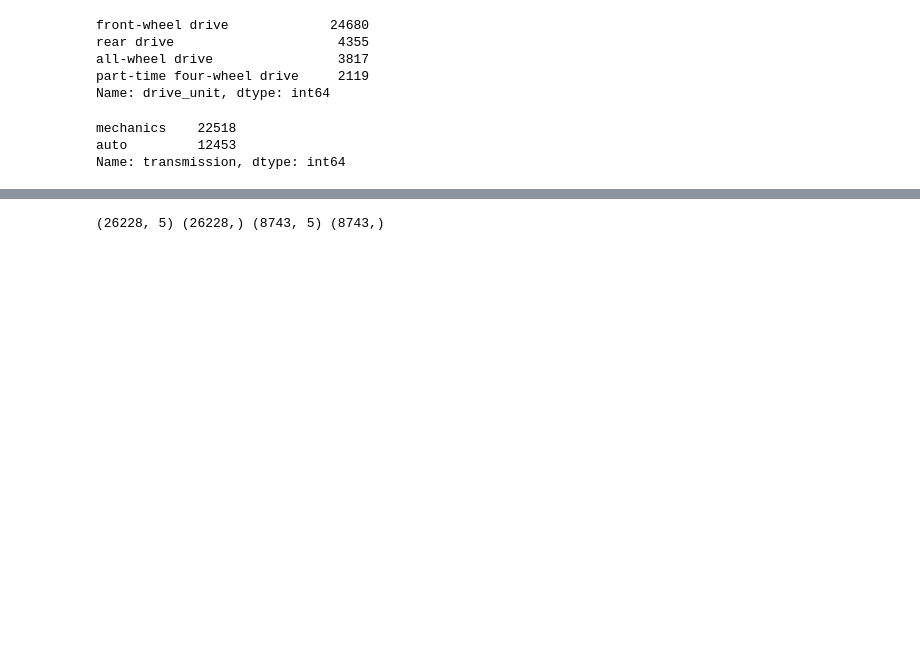
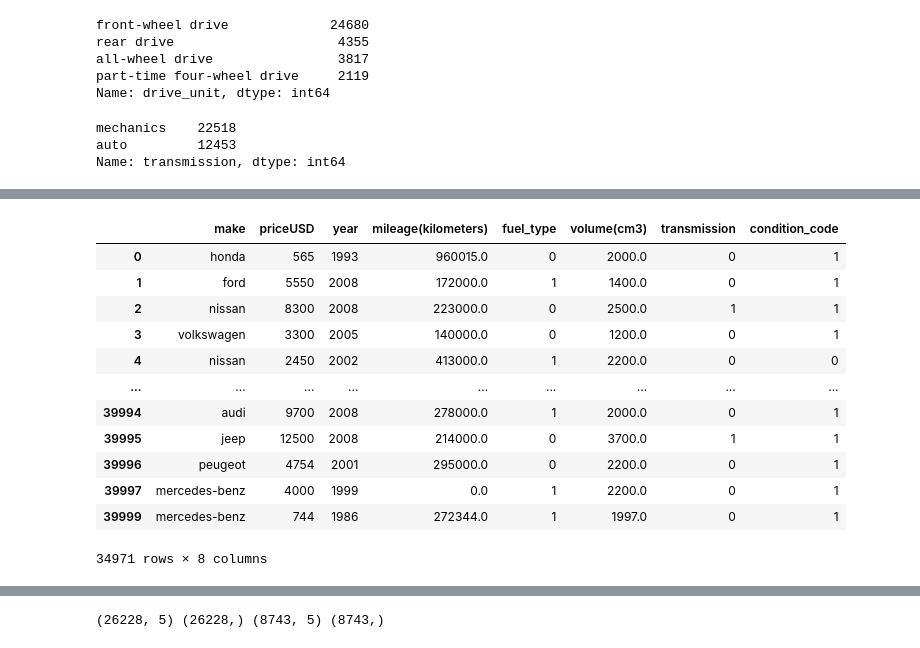
Before and after one commit to smritijain412/car_price-web, a Jupyter notebook: car_price.ipynb, the cells around one changed output, grey strips where cells are left out. Drawn from its saved outputs; the diff is of its cells as text; code cells hidden in the pictures; blank space fills up the shorter version.

```diff
--- a/car_price.ipynb
+++ b/car_price.ipynb
@@ -189,0 +187,17 @@ Y=data1.iloc[:,[2]]
+# %%
+df=data1.drop(labels=['model','condition','color','drive_unit','segment'],axis=1)
+df
+# %% [output]
+|  | make | priceUSD | year | mileage(kilometers) | fuel_type | volume(cm3) | transmission | condition_code |
+| 0 | honda | 565 | 1993 | 960015.0 | 0 | 2000.0 | 0 | 1 |
+| 1 | ford | 5550 | 2008 | 172000.0 | 1 | 1400.0 | 0 | 1 |
+| 2 | nissan | 8300 | 2008 | 223000.0 | 0 | 2500.0 | 1 | 1 |
+| 3 | volkswagen | 3300 | 2005 | 140000.0 | 0 | 1200.0 | 0 | 1 |
+| 4 | nissan | 2450 | 2002 | 413000.0 | 1 | 2200.0 | 0 | 0 |
+| ... | ... | ... | ... | ... | ... | ... | ... | ... |
+| 39994 | audi | 9700 | 2008 | 278000.0 | 1 | 2000.0 | 0 | 1 |
+| 39995 | jeep | 12500 | 2008 | 214000.0 | 0 | 3700.0 | 1 | 1 |
+| 39996 | peugeot | 4754 | 2001 | 295000.0 | 0 | 2200.0 | 0 | 1 |
+| 39997 | mercedes-benz | 4000 | 1999 | 0.0 | 1 | 2200.0 | 0 | 1 |
+| 39999 | mercedes-benz | 744 | 1986 | 272344.0 | 1 | 1997.0 | 0 | 1 |
+34971 rows × 8 columns
```
Also changed, not shown: parts of 37 cells of this notebook.
